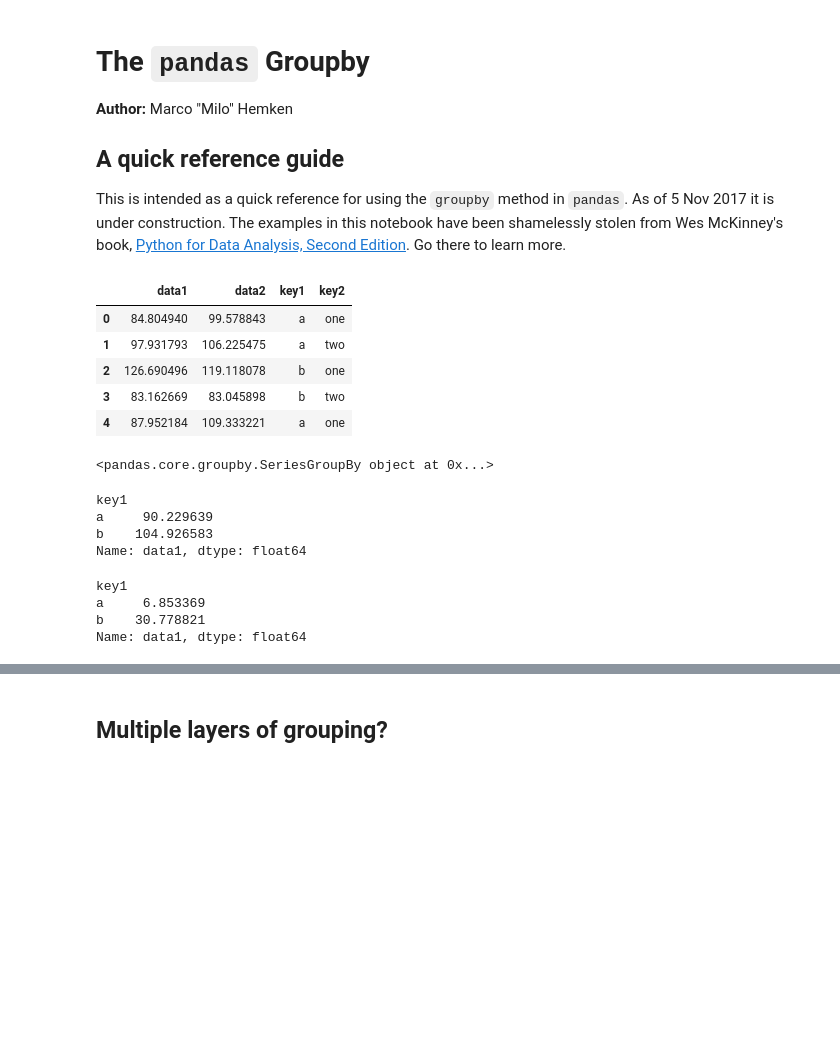
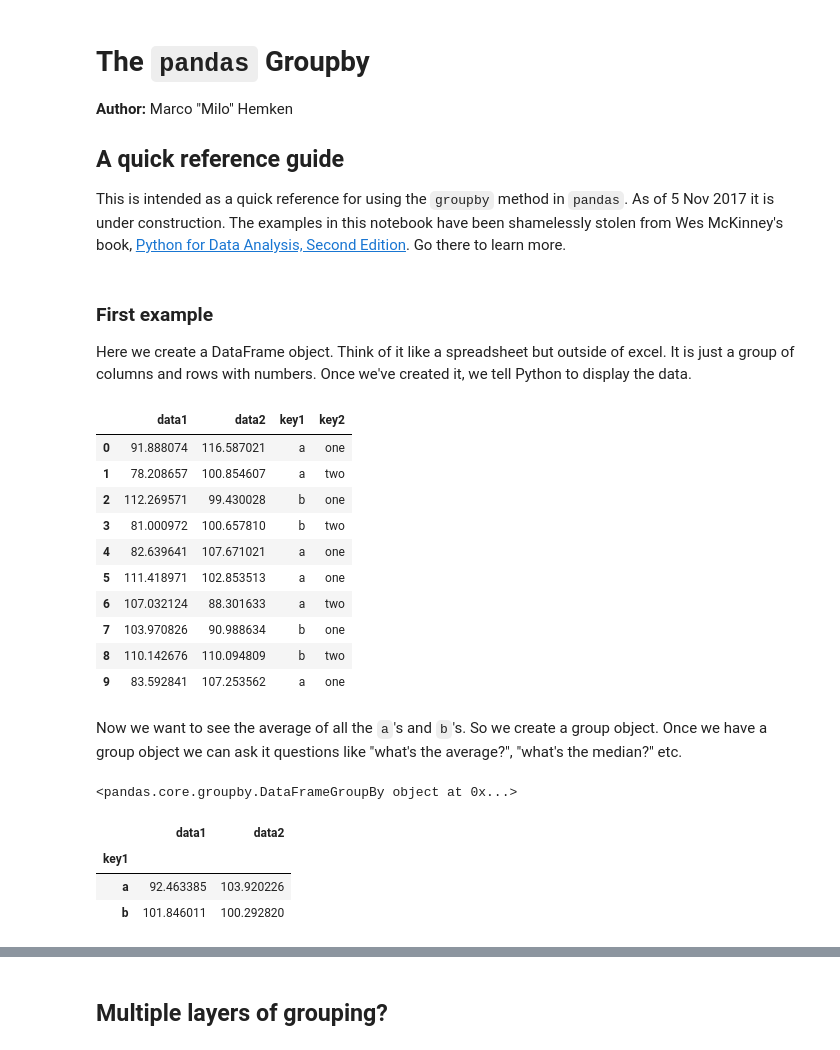
Before and after one commit to mehemken/technique, a Jupyter notebook: groupby.ipynb, the cells around one changed output, grey strips where cells are left out. Drawn from its saved outputs; the diff is of its cells as text; code cells hidden in the pictures; blank space fills up the shorter version.

```diff
--- a/groupby.ipynb
+++ b/groupby.ipynb
@@ -16,39 +16,47 @@ from scipy import stats
 import matplotlib.style as mplstyle
 %matplotlib inline
 mplstyle.use('fivethirtyeight')
+# %% [markdown]
+### First example
+
+Here we create a DataFrame object. Think of it like a spreadsheet but outside of excel. It is just a group of columns and rows with numbers. Once we've created it, we tell Python to display the data.
 # %%
+# Create a set of data from random numbers
+
 df = pd.DataFrame({
-    'key1': 'a a b b a'.split(),
-    'key2': 'one two one two one'.split(),
-    'data1': np.random.chisquare(100, 5),
-    'data2': np.random.chisquare(100, 5)
+    'key1': 'a a b b a'.split() * 2,
+    'key2': 'one two one two one'.split() * 2,
+    'data1': np.random.chisquare(100, 10),  # Creates random data
+    'data2': np.random.chisquare(100, 10)  # Creates random data
 })
+
+df  # Show the data frame
+# %% [output]
+|  | data1 | data2 | key1 | key2 |
+| 0 | 91.888074 | 116.587021 | a | one |
+| 1 | 78.208657 | 100.854607 | a | two |
+| 2 | 112.269571 | 99.430028 | b | one |
+| 3 | 81.000972 | 100.657810 | b | two |
+| 4 | 82.639641 | 107.671021 | a | one |
+| 5 | 111.418971 | 102.853513 | a | one |
+| 6 | 107.032124 | 88.301633 | a | two |
+| 7 | 103.970826 | 90.988634 | b | one |
+| 8 | 110.142676 | 110.094809 | b | two |
+| 9 | 83.592841 | 107.253562 | a | one |
-# %%
-df
-# %% [output]
-|  | data1 | data2 | key1 | key2 |
-| 0 | 84.804940 | 99.578843 | a | one |
-| 1 | 97.931793 | 106.225475 | a | two |
-| 2 | 126.690496 | 119.118078 | b | one |
-| 3 | 83.162669 | 83.045898 | b | two |
-| 4 | 87.952184 | 109.333221 | a | one |
+# %% [markdown]
+Now we want to see the average of all the `a`'s and `b`'s. So we create a group object. Once we have a group object we can ask it questions like "what's the average?", "what's the median?" etc.
 # %%
-g = df['data1'].groupby(df['key1'])
+g = df.groupby('key1')
+
+g  # Show the grouped object
+# %% [output]
+<pandas.core.groupby.DataFrameGroupBy object at 0x...>
-# %%
-g
-# %% [output]
-<pandas.core.groupby.SeriesGroupBy object at 0x...>
-# %%
-g.mean()
-# %% [output]
-key1
-a     90.229639
-b    104.926583
-Name: data1, dtype: float64
-# %%
-g.std()
-# %% [output]
-key1
-a     6.853369
-b    30.778821
-Name: data1, dtype: float64
+# %%
+# What is the average by group?
+
+g.mean()
+# %% [output]
+|  | data1 | data2 |
+| key1 |  |  |
+| a | 92.463385 | 103.920226 |
+| b | 101.846011 | 100.292820 |
```
Also changed, not shown: parts of 83 cells of this notebook.
